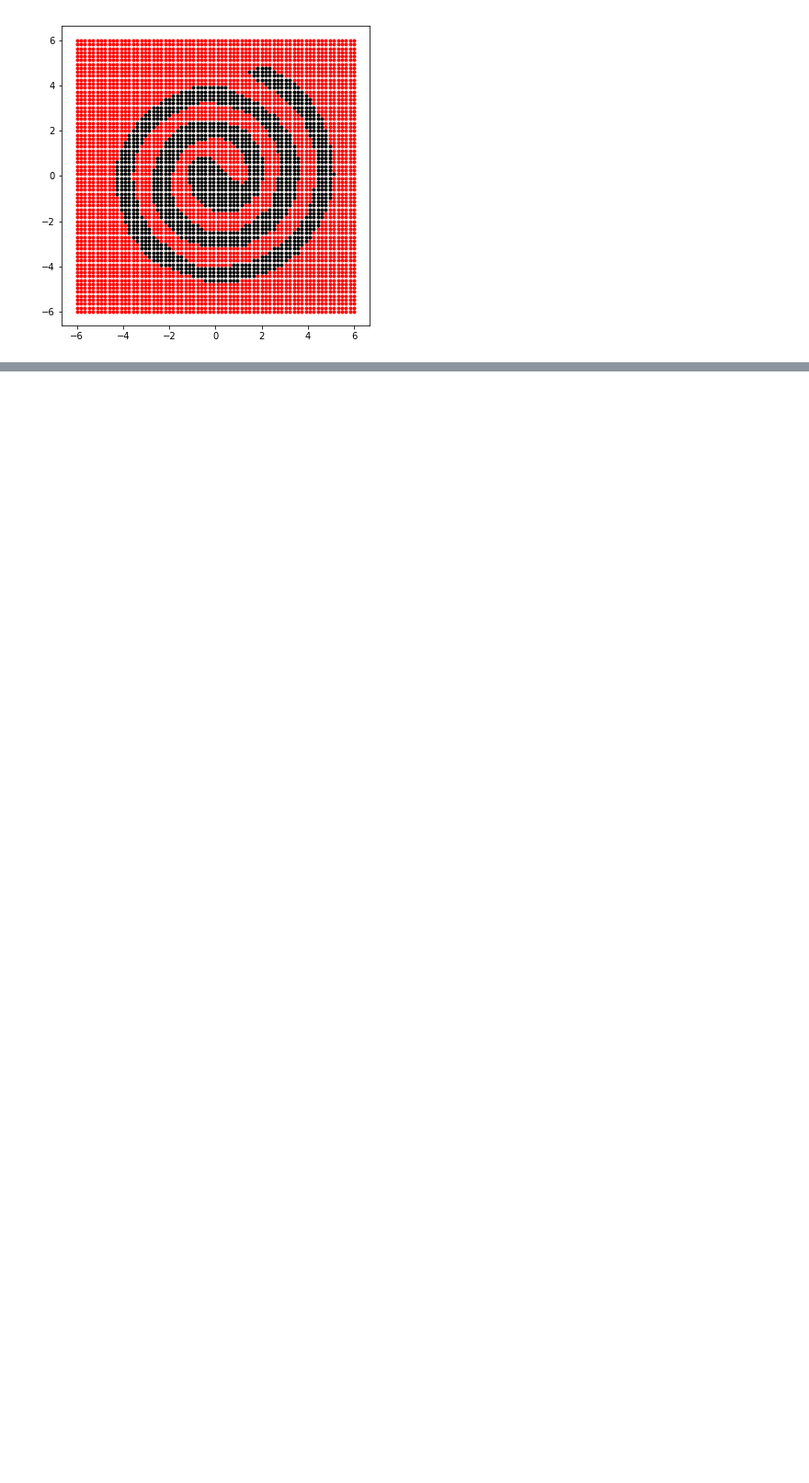
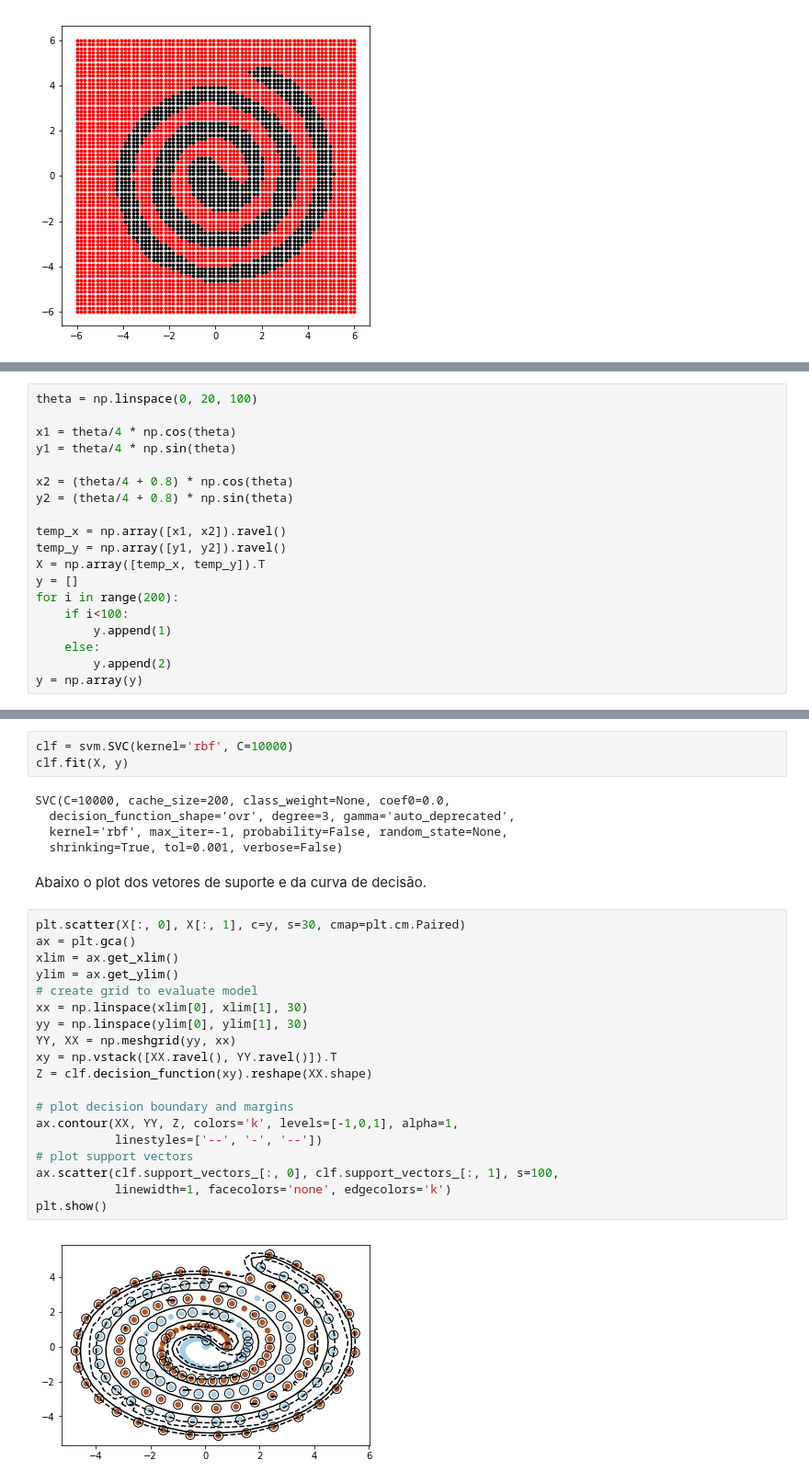
Before and after one commit to victorers1/DCA0133-AprendizagemDeMaquina, a Jupyter notebook: Unidade 2/Q5-Espiral.ipynb, the cells around one changed output, grey strips where cells are left out. Shown at 92% size. Cells and saved outputs as stored; diff of their text form; blank space fills up the shorter version.

```diff
--- a/Unidade 2/Q5-Espiral.ipynb
+++ b/Unidade 2/Q5-Espiral.ipynb
@@ -107,0 +146,19 @@ plt.show()
+# %%
+theta = np.linspace(0, 20, 100)
+
+x1 = theta/4 * np.cos(theta)
+y1 = theta/4 * np.sin(theta)
+
+x2 = (theta/4 + 0.8) * np.cos(theta)
+y2 = (theta/4 + 0.8) * np.sin(theta)
+
+temp_x = np.array([x1, x2]).ravel()
+temp_y = np.array([y1, y2]).ravel()
+X = np.array([temp_x, temp_y]).T
+y = []
+for i in range(200):
+    if i<100:
+        y.append(1)
+    else:
+        y.append(2)
+y = np.array(y)
@@ -107,0 +168,31 @@ plt.show()
+# %%
+clf = svm.SVC(kernel='rbf', C=10000)
+clf.fit(X, y)
+# %% [output]
+SVC(C=10000, cache_size=200, class_weight=None, coef0=0.0,
+  decision_function_shape='ovr', degree=3, gamma='auto_deprecated',
+  kernel='rbf', max_iter=-1, probability=False, random_state=None,
+  shrinking=True, tol=0.001, verbose=False)
+# %% [markdown]
+Abaixo o plot dos vetores de suporte e da curva de decisão.
+# %%
+plt.scatter(X[:, 0], X[:, 1], c=y, s=30, cmap=plt.cm.Paired)
+ax = plt.gca()
+xlim = ax.get_xlim()
+ylim = ax.get_ylim()
+# create grid to evaluate model
+xx = np.linspace(xlim[0], xlim[1], 30)
+yy = np.linspace(ylim[0], ylim[1], 30)
+YY, XX = np.meshgrid(yy, xx)
+xy = np.vstack([XX.ravel(), YY.ravel()]).T
+Z = clf.decision_function(xy).reshape(XX.shape)
+
+# plot decision boundary and margins
+ax.contour(XX, YY, Z, colors='k', levels=[-1,0,1], alpha=1,
+           linestyles=['--', '-', '--'])
+# plot support vectors
+ax.scatter(clf.support_vectors_[:, 0], clf.support_vectors_[:, 1], s=100,
+           linewidth=1, facecolors='none', edgecolors='k')
+plt.show()
+# %% [output]
+[figure, added]
```
Also changed, not shown: parts of 10 cells of this notebook.
